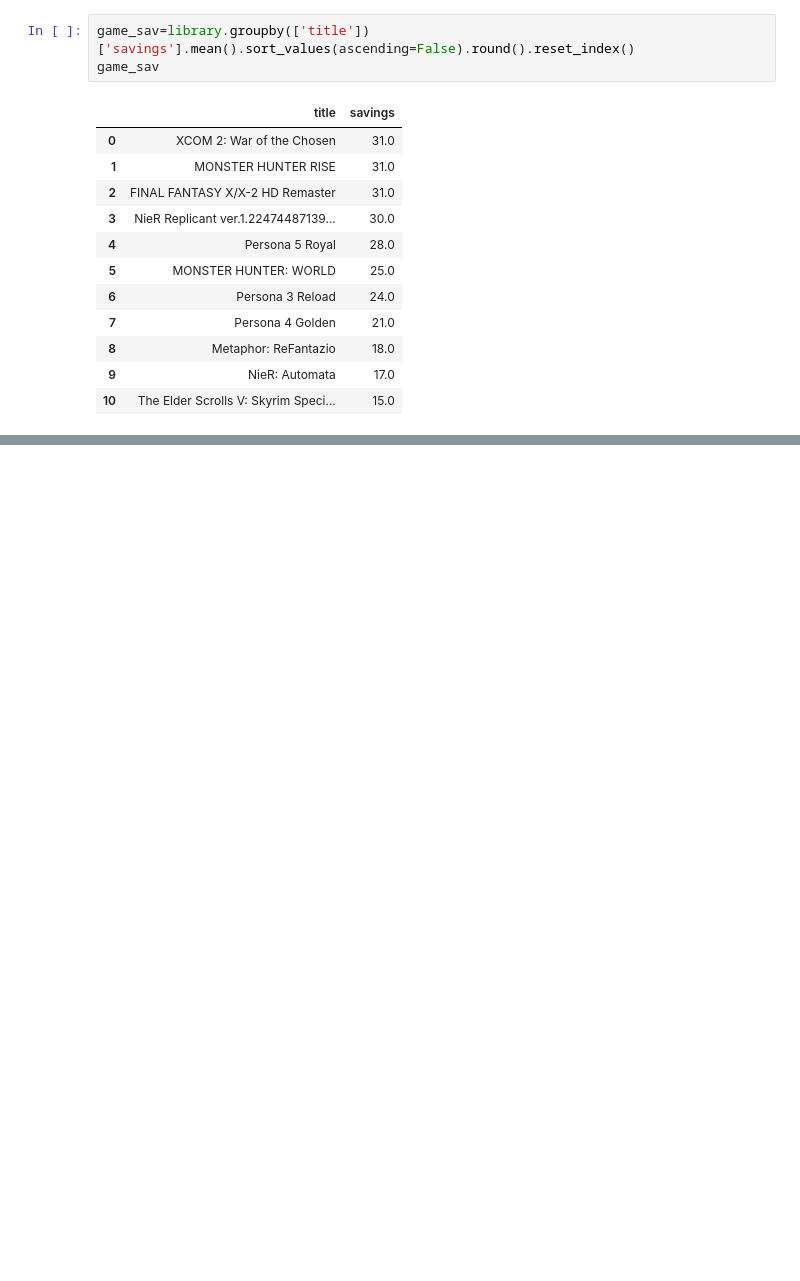
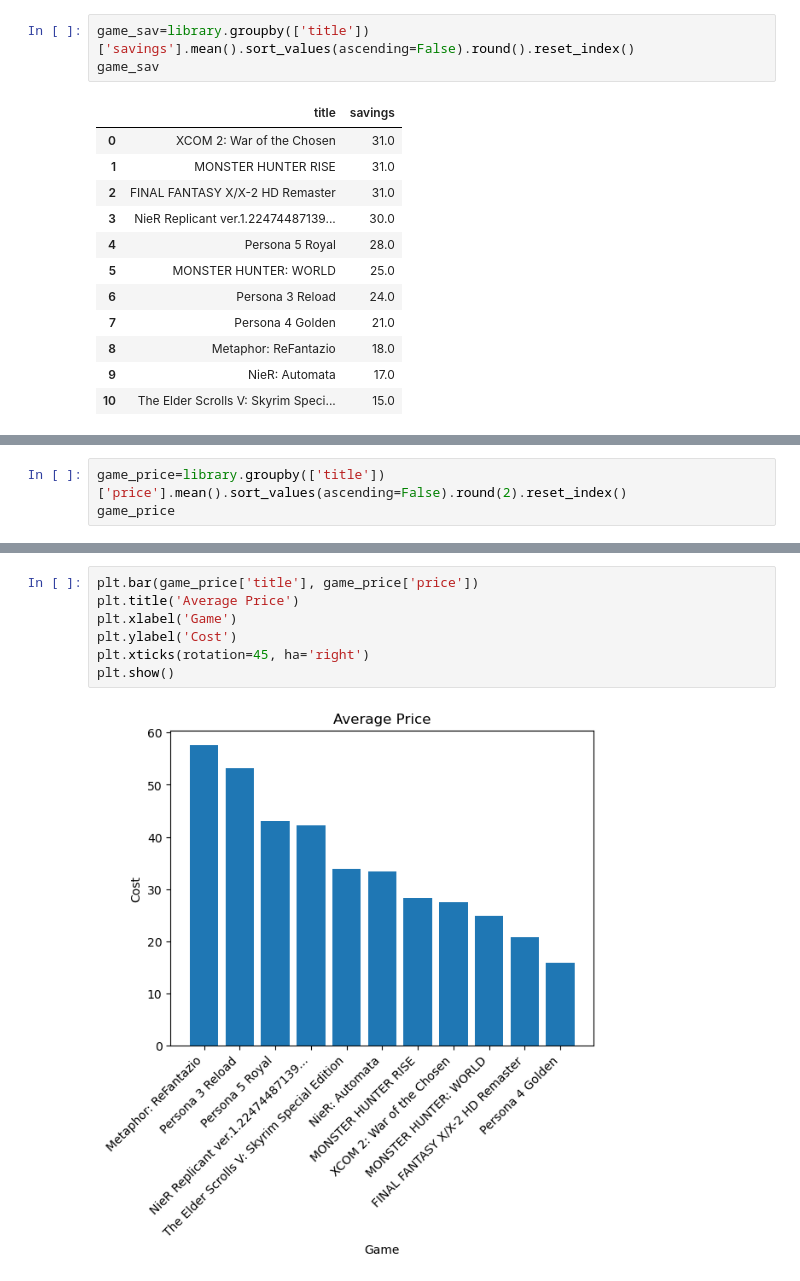
Before and after one commit to Christopher-Arzate/Gaming-Library, a Jupyter notebook: Library Analysis.ipynb, the cells around one changed output, grey strips where cells are left out. Cells and saved outputs as stored; diff of their text form; blank space fills up the shorter version.

Commit message:
Add files via upload
Added more descriptions to each game and their price findings

```diff
--- a/Library Analysis.ipynb
+++ b/Library Analysis.ipynb
@@ -103,0 +107,3 @@ plt.show()
+# %%
+game_price=library.groupby(['title'])['price'].mean().sort_values(ascending=False).round(2).reset_index()
+game_price
@@ -103,0 +123,9 @@ plt.show()
+# %%
+plt.bar(game_price['title'], game_price['price'])
+plt.title('Average Price')
+plt.xlabel('Game')
+plt.ylabel('Cost')
+plt.xticks(rotation=45, ha='right')
+plt.show()
+# %% [output]
+[figure, added]
```
Also changed, not shown: parts of 52 cells of this notebook.
